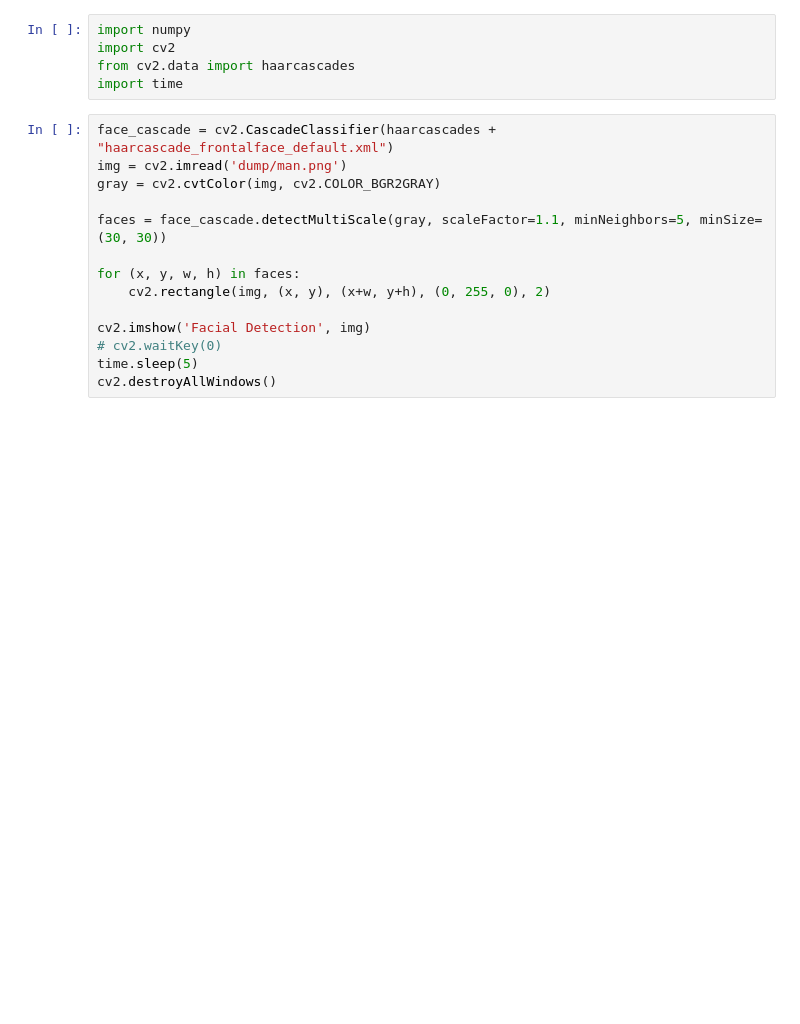
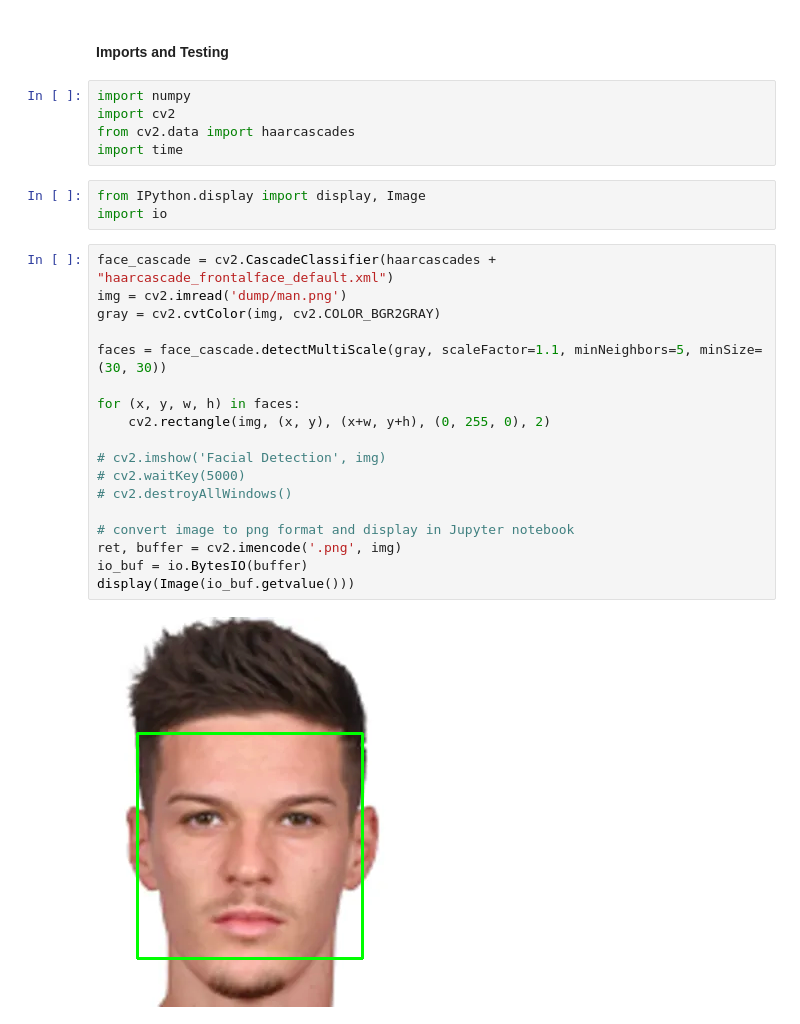
Before and after one commit to Naaafis/Low-Cost_Eye-Tracker, a Jupyter notebook: face_detector.ipynb, the cells around one changed output. Drawn from its saved outputs; the diff is of its cells as text; blank space fills up the shorter version.

Commit message:
displays

```diff
--- a/face_detector.ipynb
+++ b/face_detector.ipynb
@@ -1,22 +1,33 @@
+# %% [markdown]
+#### Imports and Testing
 # %%
 import numpy
 import cv2
 from cv2.data import haarcascades
 import time
+# %%
+from IPython.display import display, Image
+import io
 # %%
 face_cascade = cv2.CascadeClassifier(haarcascades + "haarcascade_frontalface_default.xml")
 img = cv2.imread('dump/man.png')
 gray = cv2.cvtColor(img, cv2.COLOR_BGR2GRAY)
 
 faces = face_cascade.detectMultiScale(gray, scaleFactor=1.1, minNeighbors=5, minSize=(30, 30))
 
 for (x, y, w, h) in faces:
     cv2.rectangle(img, (x, y), (x+w, y+h), (0, 255, 0), 2)
 
-cv2.imshow('Facial Detection', img)
-# cv2.waitKey(0)
-time.sleep(5)
-cv2.destroyAllWindows()
+# cv2.imshow('Facial Detection', img)
+# cv2.waitKey(5000)
+# cv2.destroyAllWindows()
+
+# convert image to png format and display in Jupyter notebook
+ret, buffer = cv2.imencode('.png', img)
+io_buf = io.BytesIO(buffer)
+display(Image(io_buf.getvalue()))
+# %% [output]
+[figure, added]
 # %%
 eye_detector = cv2.CascadeClassifier(haarcascades + "haarcascade_eye.xml")
 img = cv2.imread('dump/man.png')
```
Also changed, not shown: parts of 5 cells of this notebook, 1 other file.
